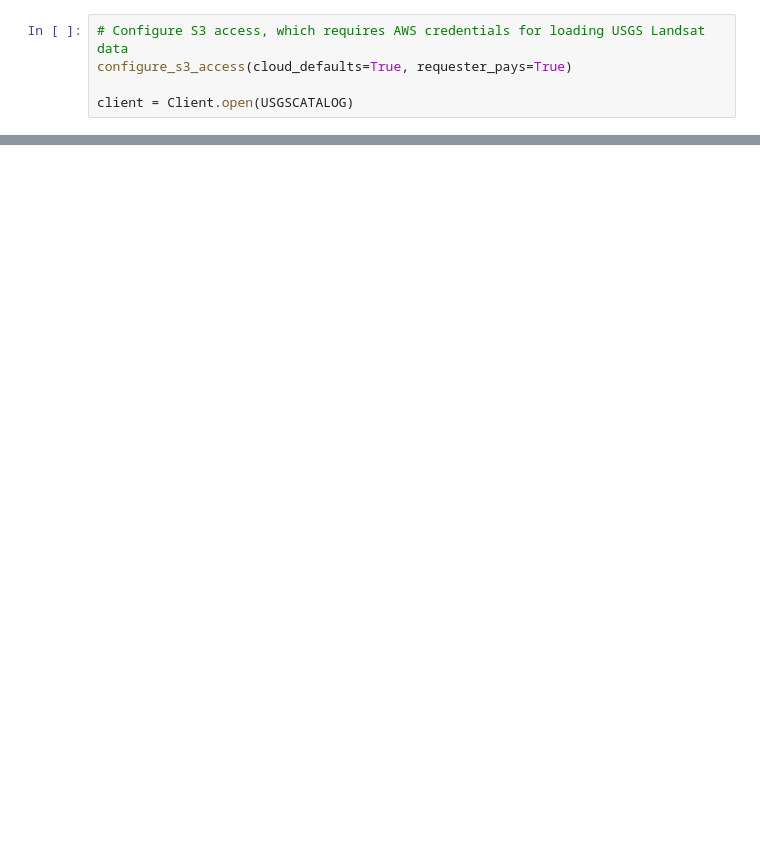
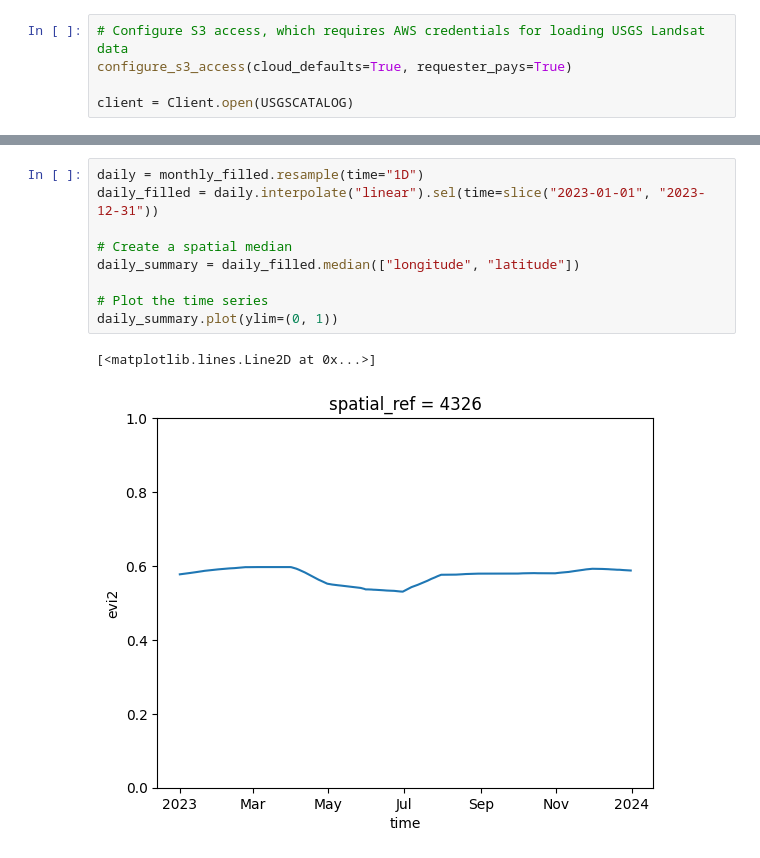
Before and after one commit to auspatious/ldn-land-productivity, a Jupyter notebook: Testing_Integrals.ipynb, the cells around one changed output, grey strips where cells are left out. Cells and saved outputs as stored; diff of their text form; blank space fills up the shorter version.

```diff
--- a/Testing_Integrals.ipynb
+++ b/Testing_Integrals.ipynb
@@ -156,0 +253,12 @@ tile.geographic_extent.centroid.coords
+# %%
+daily = monthly_filled.resample(time="1D")
+daily_filled = daily.interpolate("linear").sel(time=slice("2023-01-01", "2023-12-31"))
+
+# Create a spatial median
+daily_summary = daily_filled.median(["longitude", "latitude"])
+
+# Plot the time series
+daily_summary.plot(ylim=(0, 1))
+# %% [output]
+[<matplotlib.lines.Line2D at 0x...>]
+[figure, added]
```
Also changed, not shown: parts of 15 cells of this notebook, 1 other file.
